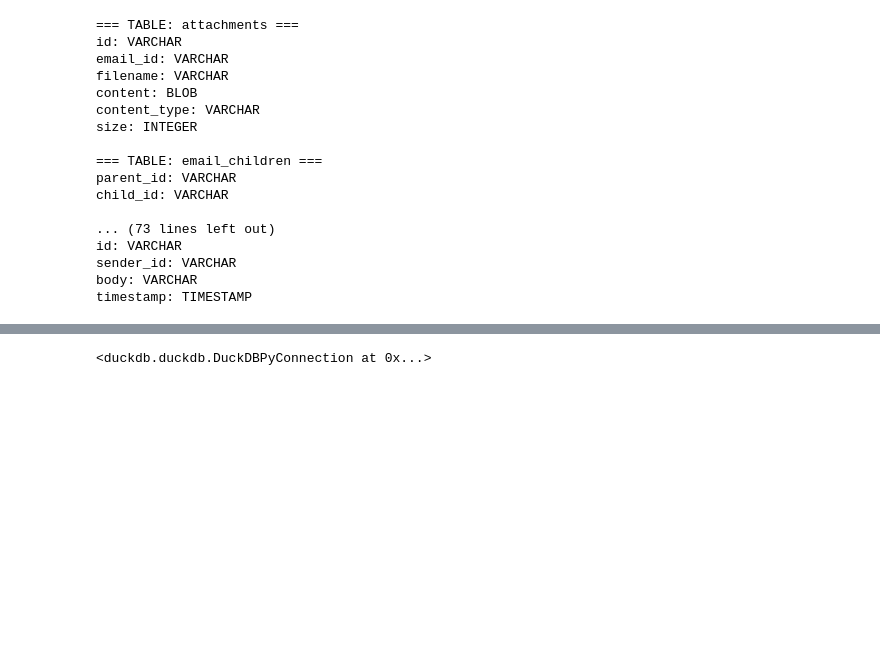
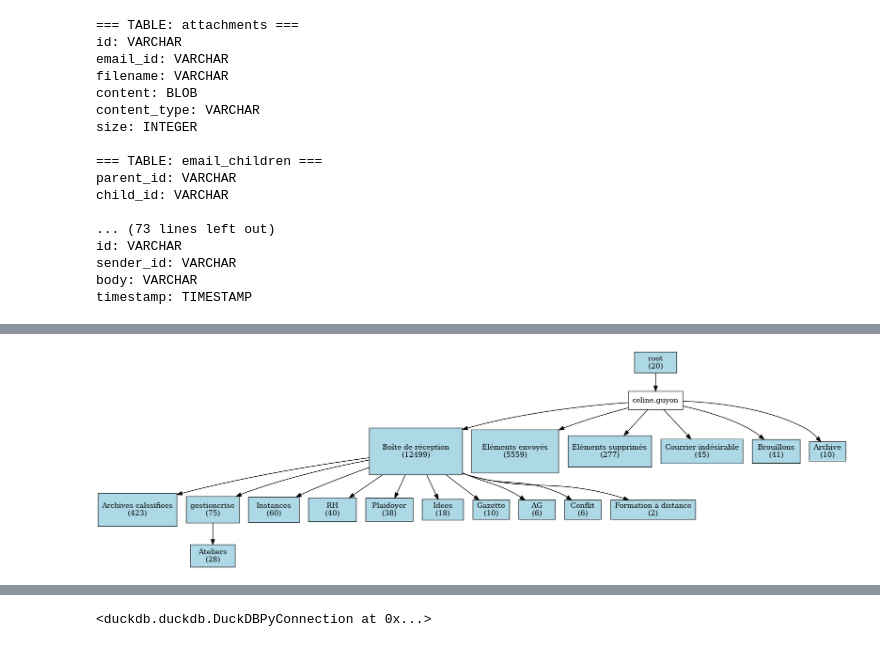
Before and after one commit to Olkoa/ArchivingEmail, a Jupyter notebook: eml_to_duck_db.ipynb, the cells around one changed output, grey strips where cells are left out. Saved outputs shown, nothing was run; the diff lists cells and outputs as text; code cells hidden in the pictures; blank space fills up the shorter version.

```diff
--- a/eml_to_duck_db.ipynb
+++ b/eml_to_duck_db.ipynb
@@ -729,0 +757,99 @@ df_db_cleaned.head(2)
+# %%
+import pandas as pd
+import numpy as np
+import matplotlib.pyplot as plt
+import seaborn as sns
+from anytree import Node, RenderTree
+from anytree.exporter import DotExporter
+import graphviz
+
+# Sample data from value_counts (let's assume it's in a Series)
+data = {
+    "celine.guyon/Boîte de réception": 12499,
+    "celine.guyon/Éléments envoyés": 5559,
+    "celine.guyon/Boîte de réception/Archives calssifiees": 423,
+    "celine.guyon/Éléments supprimés": 277,
+    "celine.guyon/Boîte de réception/gestioncrise": 75,
+    "celine.guyon/Boîte de réception/Instances": 60,
+    "celine.guyon/Courrier indésirable": 45,
+    "celine.guyon/Brouillons": 41,
+    "celine.guyon/Boîte de réception/RH": 40,
+    "celine.guyon/Boîte de réception/Plaidoyer": 38,
+    "celine.guyon/Boîte de réception/gestioncrise/Ateliers": 28,
+    "root": 20,
+    "celine.guyon/Boîte de réception/Idees": 18,
+    "celine.guyon/Archive": 10,
+    "celine.guyon/Boîte de réception/Gazette": 10,
+    "celine.guyon/Boîte de réception/AG": 6,
+    "celine.guyon/Boîte de réception/Conflit": 6,
+    "celine.guyon/Boîte de réception/Formation à distance": 2
+}
+
+folder_counts = pd.Series(data)
+
+# Create a dictionary to hold our folder tree
+def create_folder_tree(folder_counts):
+    # Create the root node
+    root = Node("root", count=folder_counts.get("root", 0))
+    nodes = {"root": root}
+
+    # Process each path in the folder_counts
+    for path, count in folder_counts.items():
+        if path == "root":
+            continue
+
+        # Split the path into components
+        parts = path.split('/')
+
+        # Build the path incrementally
+        current_path = ""
+        parent_path = "root"
+
+        for i, part in enumerate(parts):
+            if current_path:
+                current_path += "/" + part
+            else:
+                current_path = part
+
+            # Skip if this node already exists
+            if current_path in nodes:
+                parent_path = current_path
+                continue
+
+            # Create a new node with the count if this is the full path
+            node_count = count if i == len(parts) - 1 else 0
+
+            # Otherwise create a placeholder node with count 0
+            nodes[current_path] = Node(part, parent=nodes[parent_path], count=node_count)
+            parent_path = current_path
+
+    return root
+
+# Create the tree
+folder_tree = create_folder_tree(folder_counts)
+
+# Print the tree structure with counts
+print("Folder Structure:")
+for pre, _, node in RenderTree(folder_tree):
+    print(f"{pre}{node.name} ({node.count})")
+
+# Create a visual representation using graphviz
+def node_attributes(node):
+    # Scale node size based on count (log scale to handle large differences)
+    if node.count > 0:
+        size = max(1, min(3, 0.5 + np.log10(node.count) / 2))
+        label = f"{node.name}\n({node.count})"
+        return f'label="{label}", shape="box", style="filled", fillcolor="lightblue", width="{size}", height="{size/2}"'
+    else:
+        return f'label="{node.name}", shape="box"'
+
+# Export to dot format
+DotExporter(folder_tree,
+            nodeattrfunc=node_attributes,
+            edgeattrfunc=lambda parent, child: 'penwidth=1.2'
+           ).to_picture("mailbox_tree.png")
+
+# Display the image
+from IPython.display import Image
+Image("mailbox_tree.png")
+# %% [output]
@@ -729,0 +876 @@ df_db_cleaned.head(2)
+[figure, added]
```
Also changed, not shown: parts of 12 cells of this notebook.
